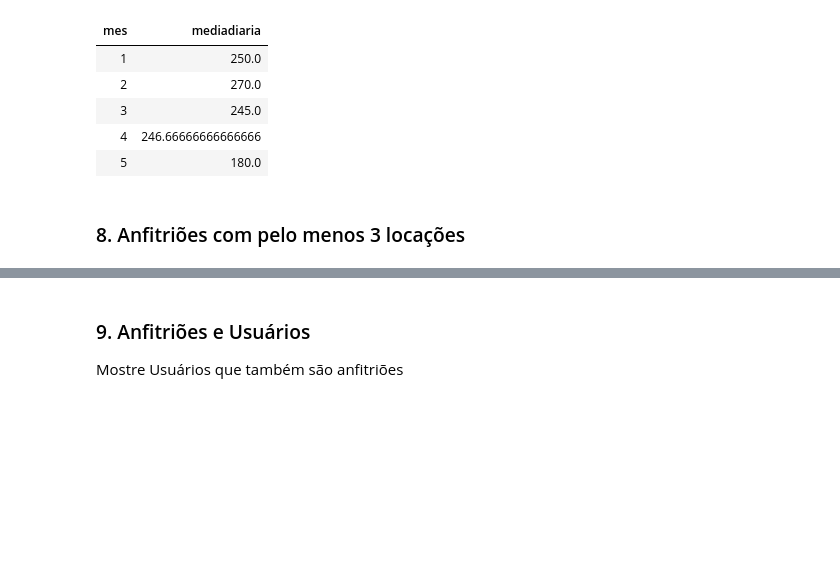
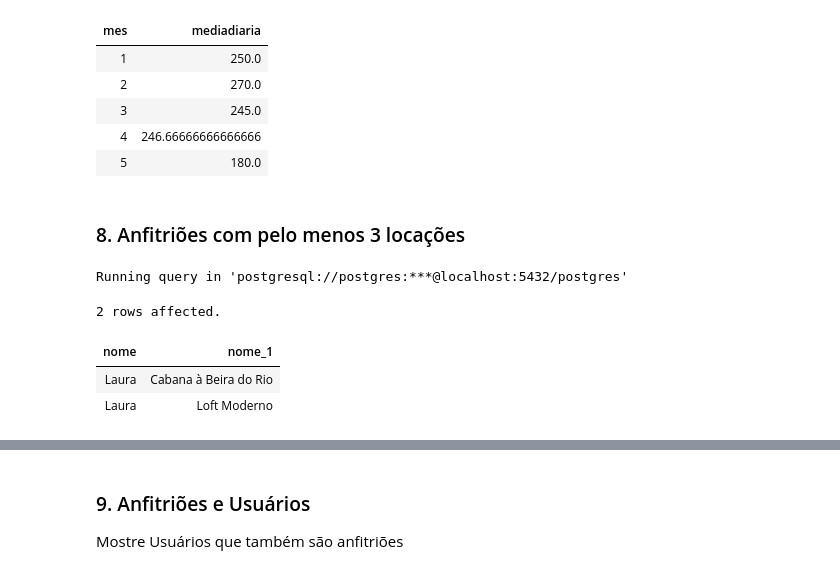
Before and after one commit to MiguelHenri/SCC0240, a Jupyter notebook: t1.ipynb, the cells around one changed output, grey strips where cells are left out. Drawn from its saved outputs; the diff is of its cells as text; code cells hidden in the pictures; blank space fills up the shorter version.

```diff
--- a/t1.ipynb
+++ b/t1.ipynb
@@ -320,3 +320,15 @@ Running query in 'postgresql://postgres:***@localhost:5432/postgres'
 | 5 | 180.0 |
 # %% [markdown]
 ### 8. Anfitriões com pelo menos 3 locações
+# %%
+%%sql
+SELECT U.Nome, P.Nome
+FROM Usuarios U
+JOIN Propriedades P ON U.ID = P.IDProprietario
+WHERE U.Nome = 'Maria'
+# %% [output]
+Running query in 'postgresql://postgres:***@localhost:5432/postgres'
+2 rows affected.
+| nome | nome_1 |
+| Laura | Cabana à Beira do Rio |
+| Laura | Loft Moderno |
```
Also changed, not shown: parts of 2 cells of this notebook.
